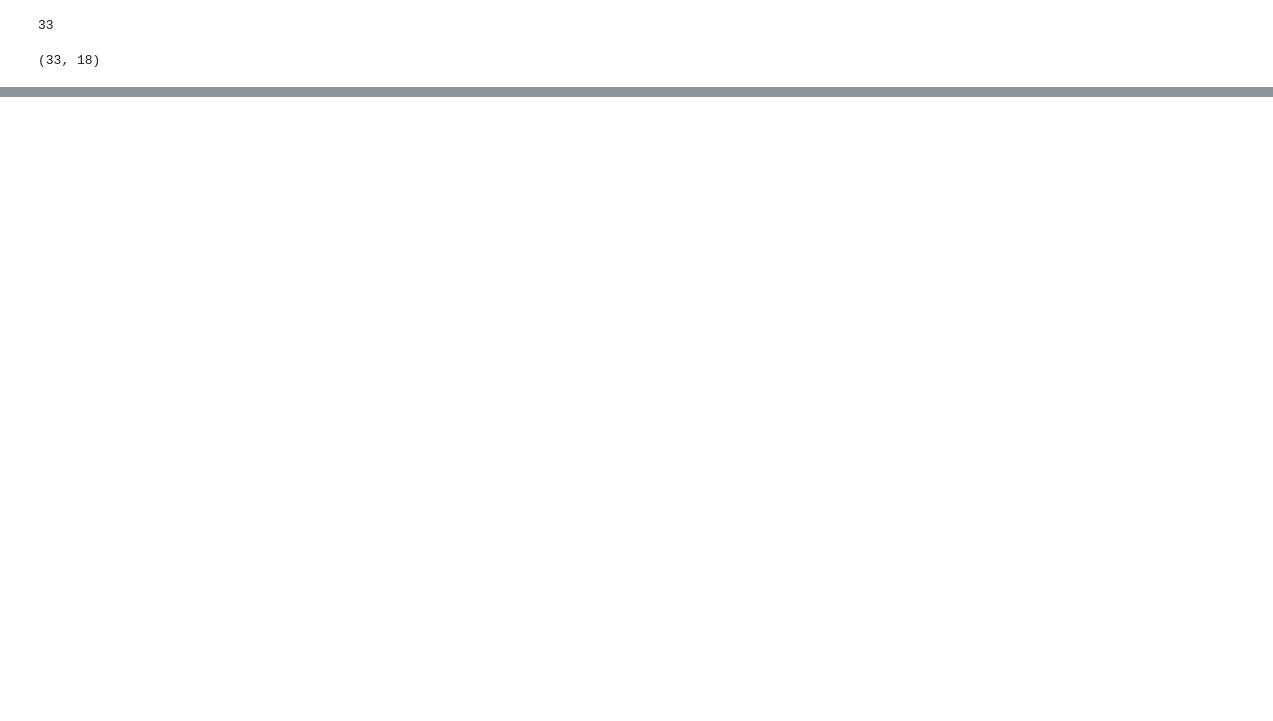
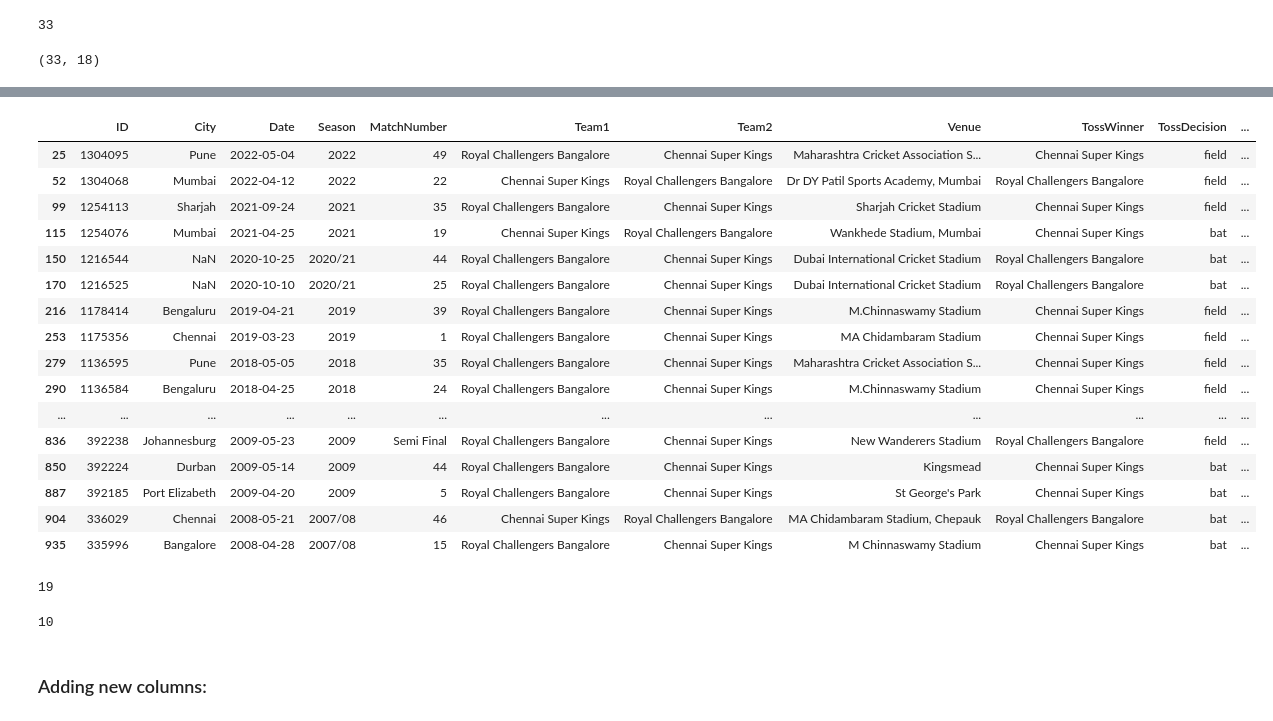
Before and after one commit to ab-jr10/Understanding_AI-ML, a Jupyter notebook: Learning_ML_Pandas_DF.ipynb, the cells around one changed output, grey strips where cells are left out. Saved outputs shown, nothing was run; the diff lists cells and outputs as text; code cells hidden in the pictures; blank space fills up the shorter version.

```diff
--- a/Learning_ML_Pandas_DF.ipynb
+++ b/Learning_ML_Pandas_DF.ipynb
@@ -737,0 +787,34 @@ movies[(movies['genres'].str.contains('Action')) & (movies['imdb_rating'] > 7.5)
+# %%
+team_matches = ipl[((ipl['Team1'] == 'Royal Challengers Bangalore') & (ipl['Team2'] == 'Chennai Super Kings') | (ipl['Team1'] == 'Chennai Super Kings') & (ipl['Team2'] == 'Royal Challengers Bangalore'))]
+# %%
+team_matches
+# %% [output]
+|  | ID | City | Date | Season | MatchNumber | Team1 | Team2 | Venue | TossWinner | TossDecision | ... |
+| 25 | 1304095 | Pune | 2022-05-04 | 2022 | 49 | Royal Challengers Bangalore | Chennai Super Kings | Maharashtra Cricket Association S... | Chennai Super Kings | field | ... |
+| 52 | 1304068 | Mumbai | 2022-04-12 | 2022 | 22 | Chennai Super Kings | Royal Challengers Bangalore | Dr DY Patil Sports Academy, Mumbai | Royal Challengers Bangalore | field | ... |
+| 99 | 1254113 | Sharjah | 2021-09-24 | 2021 | 35 | Royal Challengers Bangalore | Chennai Super Kings | Sharjah Cricket Stadium | Chennai Super Kings | field | ... |
+| 115 | 1254076 | Mumbai | 2021-04-25 | 2021 | 19 | Chennai Super Kings | Royal Challengers Bangalore | Wankhede Stadium, Mumbai | Chennai Super Kings | bat | ... |
+| 150 | 1216544 | NaN | 2020-10-25 | 2020/21 | 44 | Royal Challengers Bangalore | Chennai Super Kings | Dubai International Cricket Stadium | Royal Challengers Bangalore | bat | ... |
+| 170 | 1216525 | NaN | 2020-10-10 | 2020/21 | 25 | Royal Challengers Bangalore | Chennai Super Kings | Dubai International Cricket Stadium | Royal Challengers Bangalore | bat | ... |
+| 216 | 1178414 | Bengaluru | 2019-04-21 | 2019 | 39 | Royal Challengers Bangalore | Chennai Super Kings | M.Chinnaswamy Stadium | Chennai Super Kings | field | ... |
+| 253 | 1175356 | Chennai | 2019-03-23 | 2019 | 1 | Royal Challengers Bangalore | Chennai Super Kings | MA Chidambaram Stadium | Chennai Super Kings | field | ... |
+| 279 | 1136595 | Pune | 2018-05-05 | 2018 | 35 | Royal Challengers Bangalore | Chennai Super Kings | Maharashtra Cricket Association S... | Chennai Super Kings | field | ... |
+| 290 | 1136584 | Bengaluru | 2018-04-25 | 2018 | 24 | Royal Challengers Bangalore | Chennai Super Kings | M.Chinnaswamy Stadium | Chennai Super Kings | field | ... |
+| ... | ... | ... | ... | ... | ... | ... | ... | ... | ... | ... | ... |
+| 836 | 392238 | Johannesburg | 2009-05-23 | 2009 | Semi Final | Royal Challengers Bangalore | Chennai Super Kings | New Wanderers Stadium | Royal Challengers Bangalore | field | ... |
+| 850 | 392224 | Durban | 2009-05-14 | 2009 | 44 | Royal Challengers Bangalore | Chennai Super Kings | Kingsmead | Chennai Super Kings | bat | ... |
+| 887 | 392185 | Port Elizabeth | 2009-04-20 | 2009 | 5 | Royal Challengers Bangalore | Chennai Super Kings | St George's Park | Chennai Super Kings | bat | ... |
+| 904 | 336029 | Chennai | 2008-05-21 | 2007/08 | 46 | Chennai Super Kings | Royal Challengers Bangalore | MA Chidambaram Stadium, Chepauk | Royal Challengers Bangalore | bat | ... |
+| 935 | 335996 | Bangalore | 2008-04-28 | 2007/08 | 15 | Royal Challengers Bangalore | Chennai Super Kings | M Chinnaswamy Stadium | Chennai Super Kings | bat | ... |
+# %%
+csk_won = team_matches[team_matches['WinningTeam'] == 'Chennai Super Kings'].shape[0]
+csk_won
+# %% [output]
+19
+# %%
+rcb_won = team_matches[team_matches['WinningTeam'] == 'Royal Challengers Bangalore'].shape[0]
+rcb_won
+# %% [output]
+10
+# %% [markdown]
+### Adding new columns:
```
Also changed, not shown: parts of 22 cells of this notebook.
